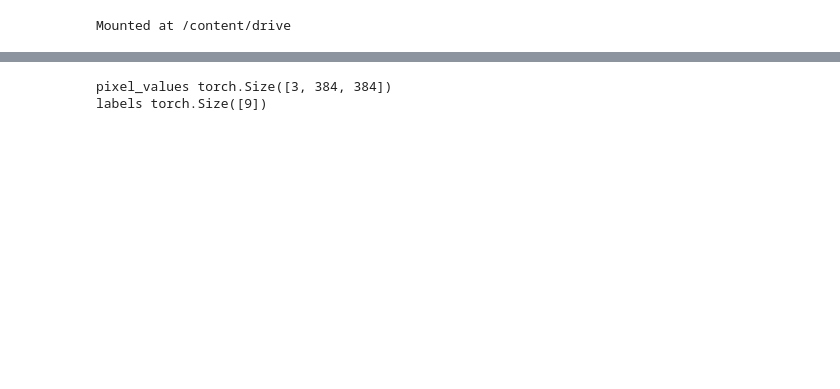
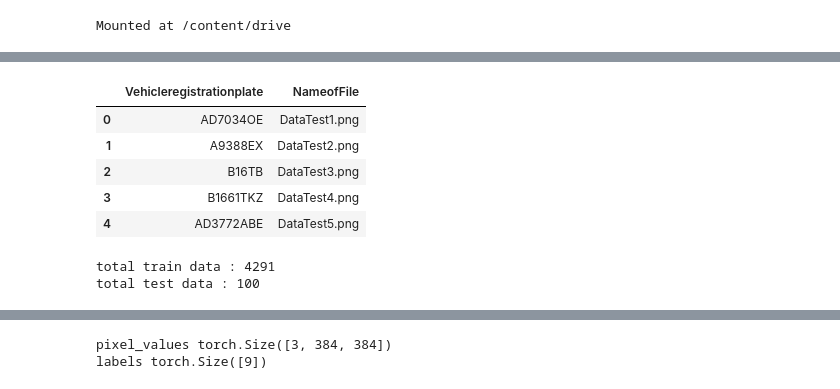
Before and after one commit to davianoh/TrOCR_LicensePlateIndonesia, a Jupyter notebook: TrOCR Licence Plate Augmentation4000 Stratify.ipynb, the cells around one changed output, grey strips where cells are left out. Cells and saved outputs as stored; diff of their text form; code cells hidden in the pictures; blank space fills up the shorter version.

```diff
--- a/TrOCR Licence Plate Augmentation4000 Stratify.ipynb
+++ b/TrOCR Licence Plate Augmentation4000 Stratify.ipynb
@@ -241,0 +127,19 @@ Let's verify an example from the training dataset:
+# %%
+df_test = pd.read_csv('/content/drive/MyDrive/TrOCR_LicensePlateIndonesia/DataTest_Folder/tes.csv')
+
+df_test.rename(columns={'Label': 'Vehicleregistrationplate'}, inplace=True)
+df_test = df_test[['Vehicleregistrationplate', 'NameofFile']]
+
+df_test.head()
+# %% [output]
+|  | Vehicleregistrationplate | NameofFile |
+| 0 | AD7034OE | DataTest1.png |
+| 1 | A9388EX | DataTest2.png |
+| 2 | B16TB | DataTest3.png |
+| 3 | B1661TKZ | DataTest4.png |
+| 4 | AD3772ABE | DataTest5.png |
+# %%
+print('total train data : {}\ntotal test data : {}'.format(df.shape[0], df_test.shape[0]))
+# %% [output]
+total train data : 4291
+total test data : 100
```
Also changed, not shown: parts of 115 cells of this notebook.
